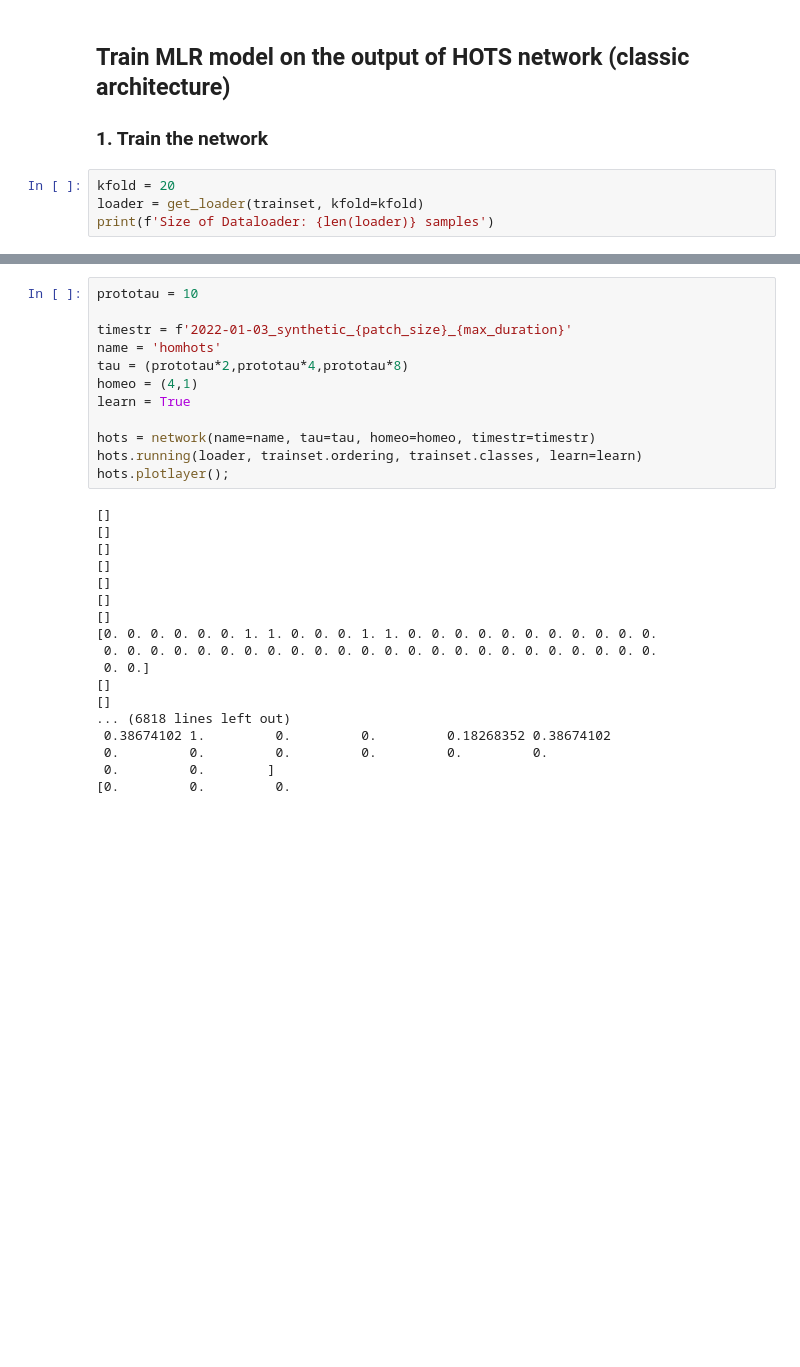
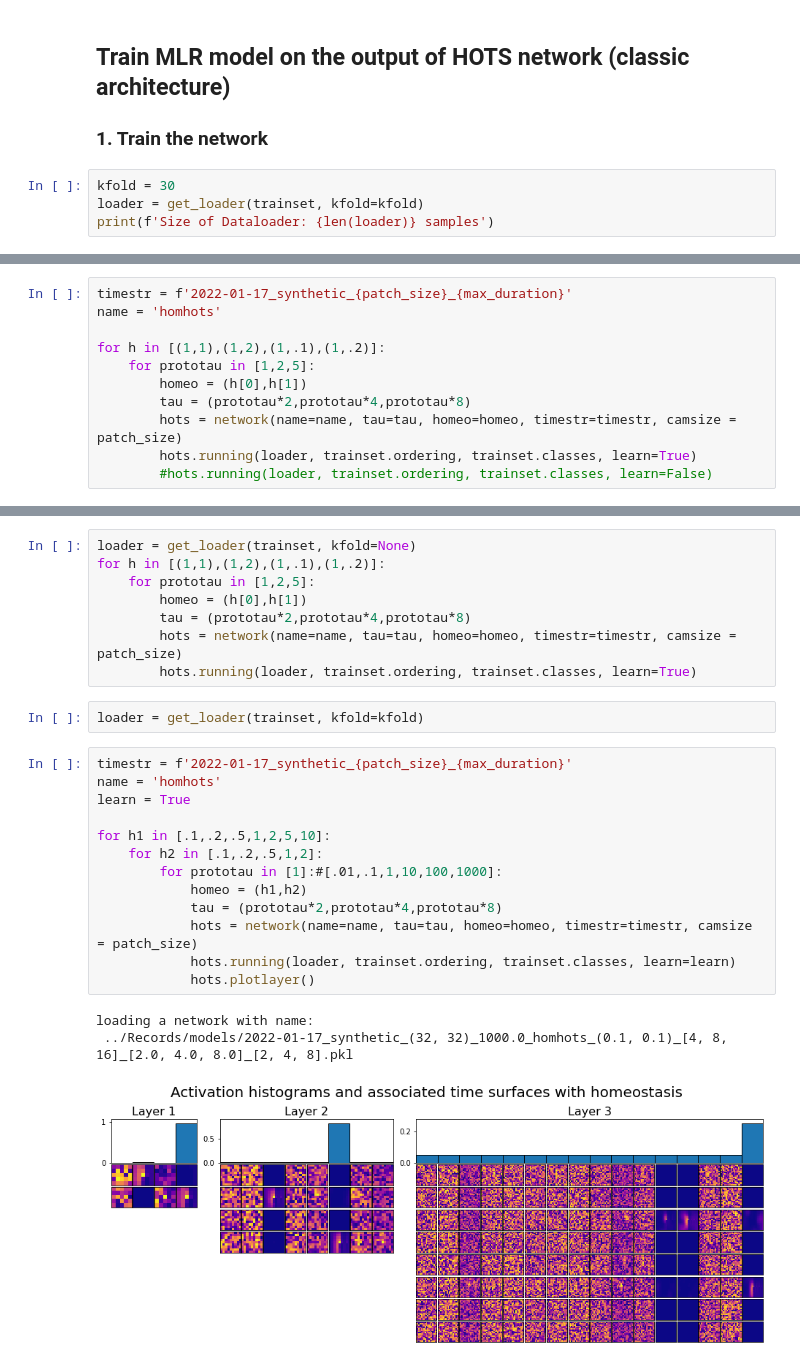
Before and after one commit to AntoineGrimaldi/aprovhots, a Jupyter notebook: notebook/2022-01-03_Train_MLR.ipynb, the cells around one changed output, grey strips where cells are left out. Cells and saved outputs as stored; diff of their text form; blank space fills up the shorter version.

```diff
--- a/notebook/2022-01-03_Train_MLR.ipynb
+++ b/notebook/2022-01-03_Train_MLR.ipynb
@@ -68,7 +92,7 @@ Mean accuracy: 75.7%
 ## Train MLR model on the output of HOTS network (classic architecture)
 ### 1. Train the network
 # %%
-kfold = 20
+kfold = 30
 loader = get_loader(trainset, kfold=kfold)
 print(f'Size of Dataloader: {len(loader)} samples')
 # %% [output]
@@ -75,0 +100,11 @@ Size of Dataloader: 155 samples
+# %%
+timestr = f'2022-01-17_synthetic_{patch_size}_{max_duration}'
+name = 'homhots'
+
+for h in [(1,1),(1,2),(1,.1),(1,.2)]:
+    for prototau in [1,2,5]:
+        homeo = (h[0],h[1])
+        tau = (prototau*2,prototau*4,prototau*8)
+        hots = network(name=name, tau=tau, homeo=homeo, timestr=timestr, camsize = patch_size)
+        hots.running(loader, trainset.ordering, trainset.classes, learn=True)
+        #hots.running(loader, trainset.ordering, trainset.classes, learn=False)
@@ -76,30 +115,27 @@ Size of Dataloader: 155 samples
+# %%
+loader = get_loader(trainset, kfold=None)
+for h in [(1,1),(1,2),(1,.1),(1,.2)]:
+    for prototau in [1,2,5]:
+        homeo = (h[0],h[1])
+        tau = (prototau*2,prototau*4,prototau*8)
+        hots = network(name=name, tau=tau, homeo=homeo, timestr=timestr, camsize = patch_size)
+        hots.running(loader, trainset.ordering, trainset.classes, learn=True)
+# %%
+loader = get_loader(trainset, kfold=kfold)
 # %%
-prototau = 10
-
-timestr = f'2022-01-03_synthetic_{patch_size}_{max_duration}'
+timestr = f'2022-01-17_synthetic_{patch_size}_{max_duration}'
 name = 'homhots'
-tau = (prototau*2,prototau*4,prototau*8)
-homeo = (4,1)
 learn = True
 
-hots = network(name=name, tau=tau, homeo=homeo, timestr=timestr)
-hots.running(loader, trainset.ordering, trainset.classes, learn=learn)
-hots.plotlayer();
+for h1 in [.1,.2,.5,1,2,5,10]:
+    for h2 in [.1,.2,.5,1,2]:
+        for prototau in [1]:#[.01,.1,1,10,100,1000]:
+            homeo = (h1,h2)
+            tau = (prototau*2,prototau*4,prototau*8)
+            hots = network(name=name, tau=tau, homeo=homeo, timestr=timestr, camsize = patch_size)
+            hots.running(loader, trainset.ordering, trainset.classes, learn=learn)
+            hots.plotlayer()
 # %% [output]
-[]
-[]
-[]
-[]
-[]
-[]
-[]
-[0. 0. 0. 0. 0. 0. 1. 1. 0. 0. 0. 1. 1. 0. 0. 0. 0. 0. 0. 0. 0. 0. 0. 0.
- 0. 0. 0. 0. 0. 0. 0. 0. 0. 0. 0. 0. 0. 0. 0. 0. 0. 0. 0. 0. 0. 0. 0. 0.
- 0. 0.]
-[]
-[]
-... (6818 lines left out)
- 0.38674102 1.         0.         0.         0.18268352 0.38674102
- 0.         0.         0.         0.         0.         0.
- 0.         0.        ]
-[0.         0.         0.
+loading a network with name:
+ ../Records/models/2022-01-17_synthetic_(32, 32)_1000.0_homhots_(0.1, 0.1)_[4, 8, 16]_[2.0, 4.0, 8.0]_[2, 4, 8].pkl
+[figure, added]
```
Also changed, not shown: parts of 7 cells of this notebook, 2 other files.
